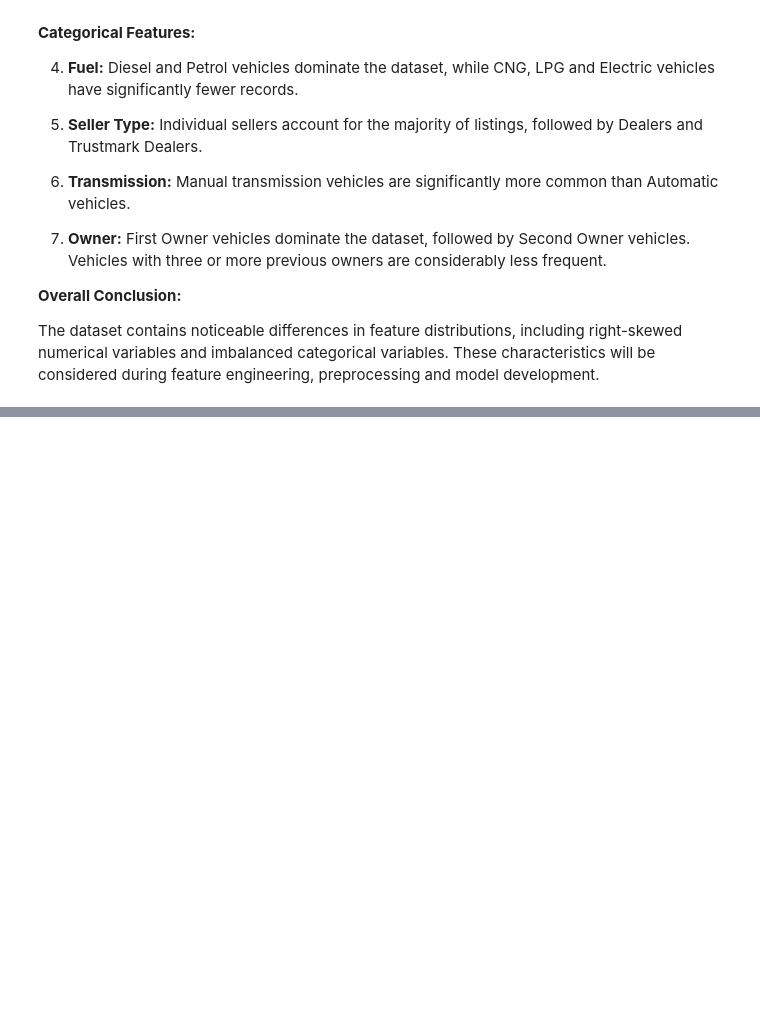
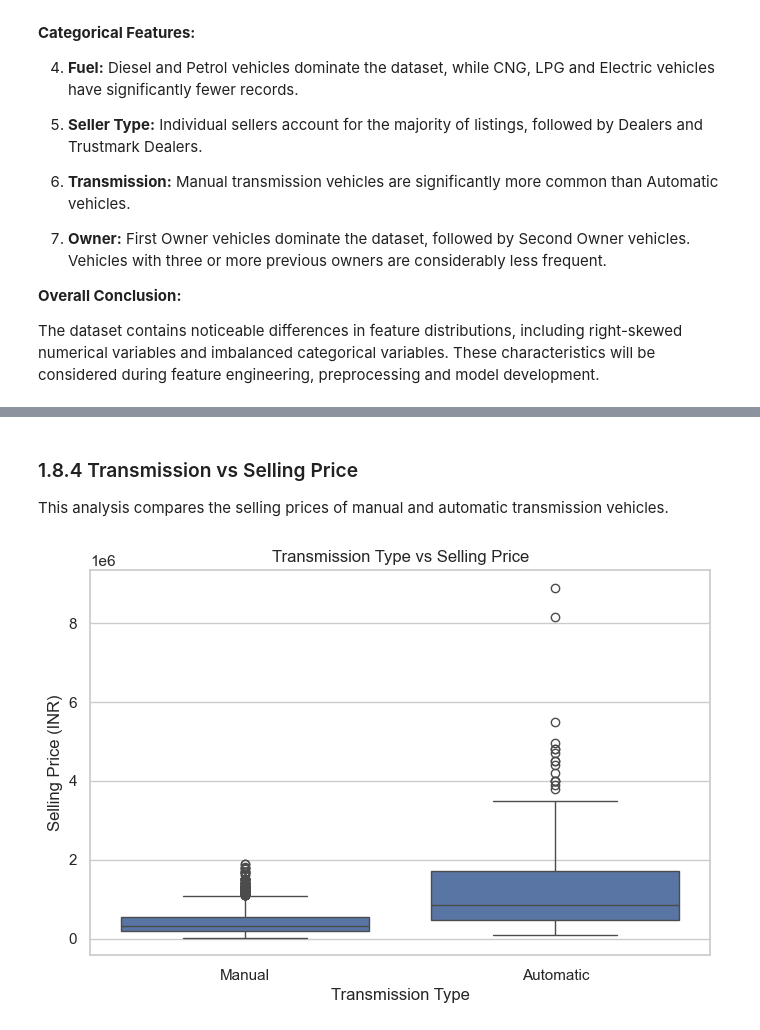
Before and after one commit to reubx03/used-car-price-intelligence, a Jupyter notebook: notebooks/01_EDA.ipynb, the cells around one changed output, grey strips where cells are left out. Saved outputs shown, nothing was run; the diff lists cells and outputs as text; code cells hidden in the pictures; blank space fills up the shorter version.

```diff
--- a/notebooks/01_EDA.ipynb
+++ b/notebooks/01_EDA.ipynb
@@ -503,0 +579,19 @@ The dataset contains noticeable differences in feature distributions, including
+# %% [markdown]
+### 1.8.4 Transmission vs Selling Price
+
+This analysis compares the selling prices of manual and automatic transmission vehicles.
+# %%
+plt.figure(figsize=(8, 5))
+
+sns.boxplot(
+    data=df_clean,
+    x="transmission",
+    y="selling_price"
+)
+
+plt.title("Transmission Type vs Selling Price")
+plt.xlabel("Transmission Type")
+plt.ylabel("Selling Price (INR)")
+plt.show()
+# %% [output]
+[figure, added]
```
Also changed, not shown: parts of 16 cells of this notebook.
